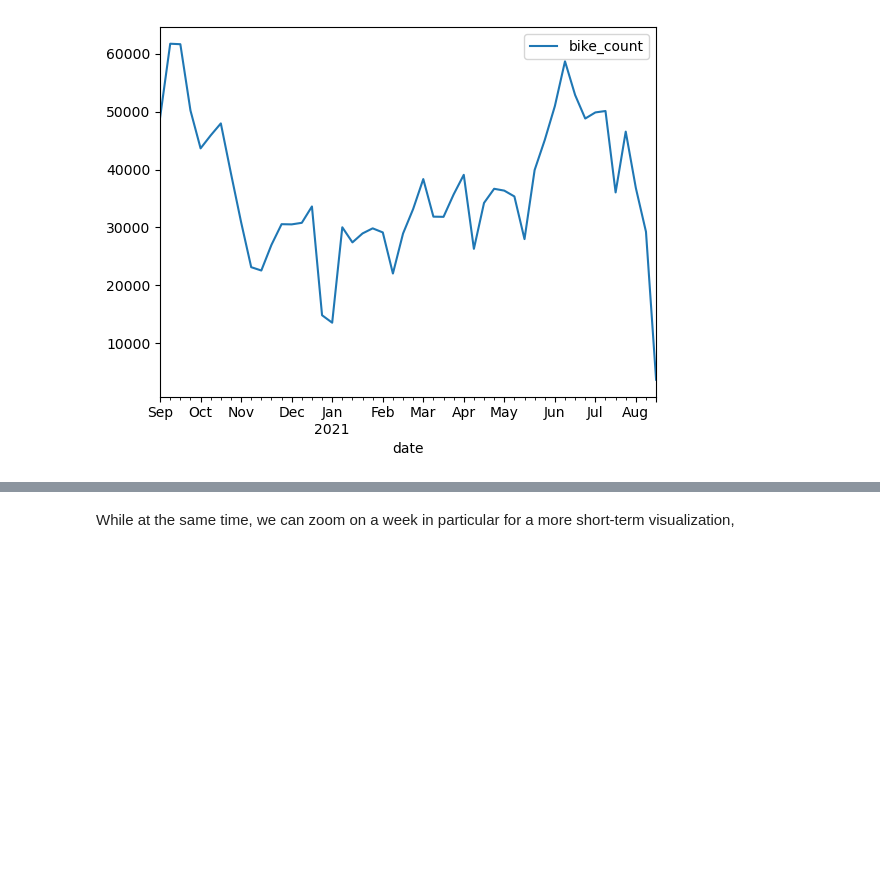
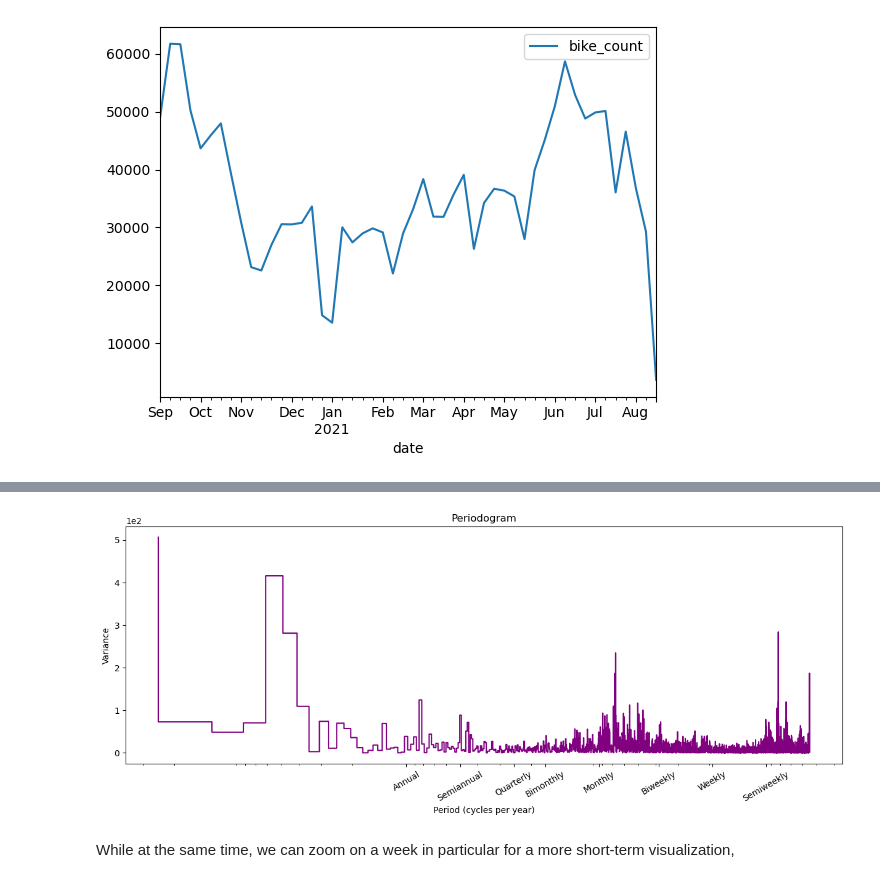
Before and after one commit to Ameya1337/Bike-Counters-Ameya---Qiling, a Jupyter notebook: bike_counters_starting_kit.ipynb, the cells around one changed output, grey strips where cells are left out. Drawn from its saved outputs; the diff is of its cells as text; code cells hidden in the pictures; blank space fills up the shorter version.

```diff
--- a/bike_counters_starting_kit.ipynb
+++ b/bike_counters_starting_kit.ipynb
@@ -148,0 +204,3 @@ data[mask].groupby(pd.Grouper(freq="1w", key="date"))[
+# %%
+filtered_data = data3[data3["counter_name"]
+                      == "Totem 73 boulevard de Sébastopol S-N"]
@@ -149,3 +257,7 @@ data[mask].groupby(pd.Grouper(freq="1w", key="date"))[
+# %%
+plot_periodogram(filtered_data["bike_count"])
+# %% [output]
+[figure, added]
 # %% [markdown]
 While at the same time, we can zoom on a week in particular for a more short-term visualization,
 # %%
```
Also changed, not shown: parts of 46 cells of this notebook, 13 other files.
